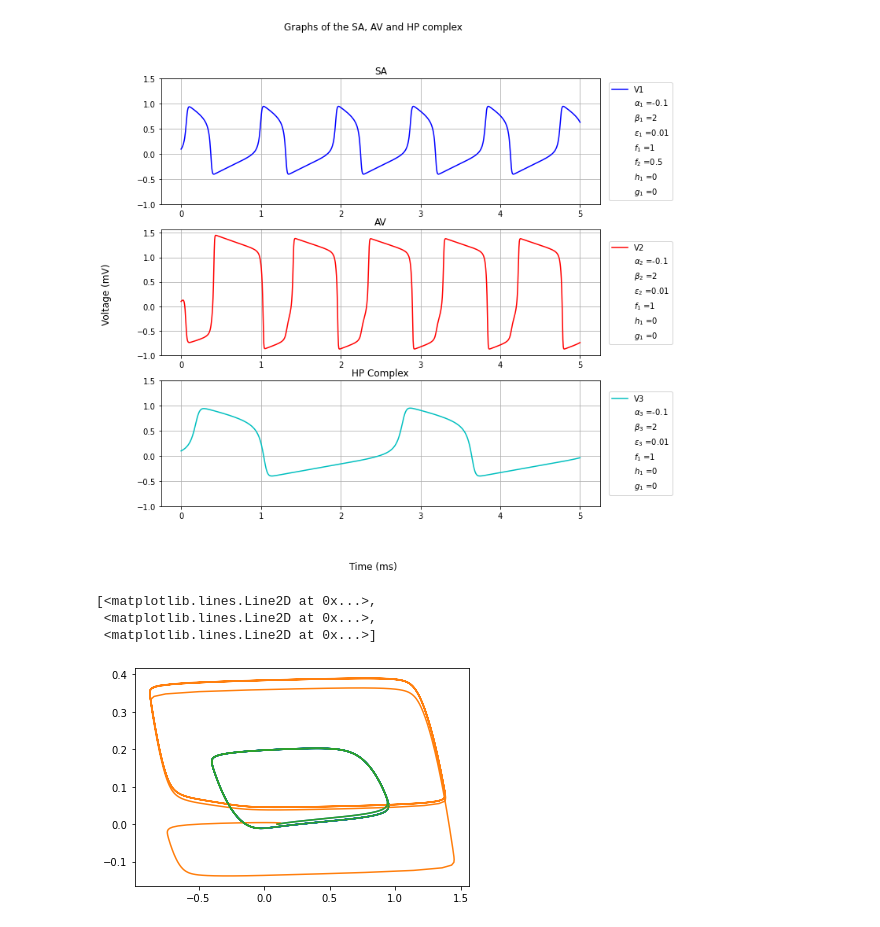
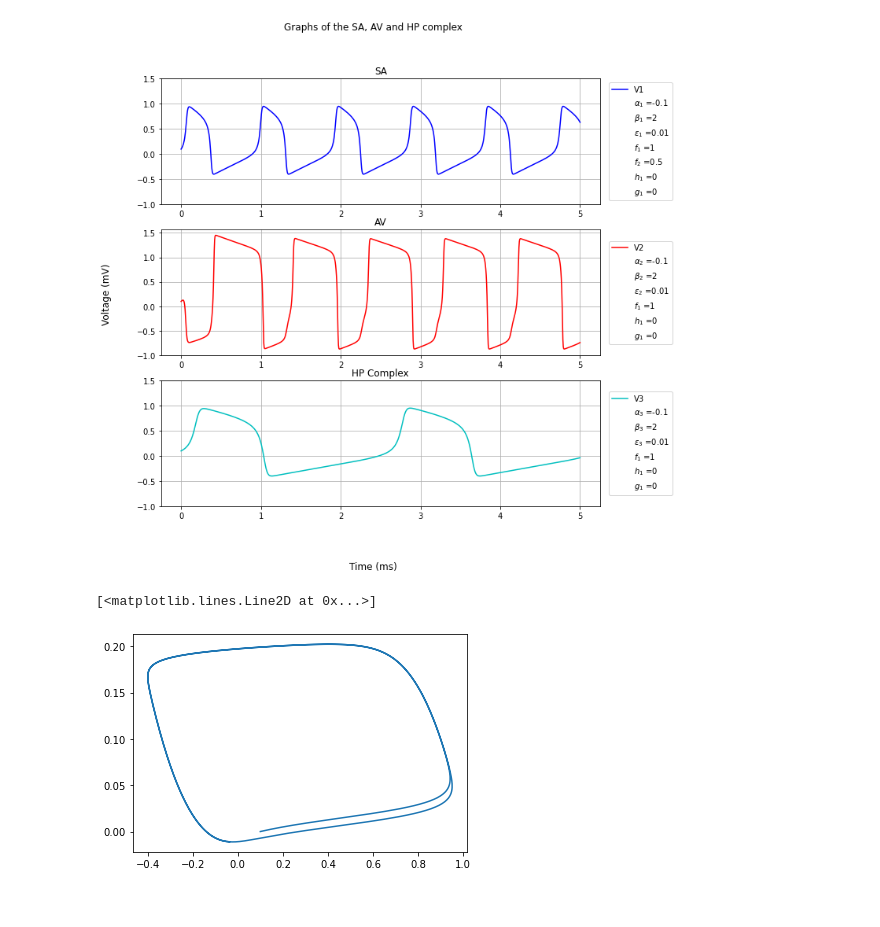
Before and after one commit to Cerlog/Fitz-Hugh-Nagumo-Mathematics-Project, a Jupyter notebook: FitzHughThree/3 coupled FHN for investigation of the coupling parameters.ipynb, the cells around one changed output. Saved outputs shown, nothing was run; the diff lists cells and outputs as text; code cells hidden in the pictures.

```diff
--- a/FitzHughThree/3 coupled FHN for investigation of the coupling parameters.ipynb
+++ b/FitzHughThree/3 coupled FHN for investigation of the coupling parameters.ipynb
@@ -50,21 +50,21 @@ def fhn(x, t):
     # constants
 
     V1 = x[0]
-    W1 = x[1]
+    R1 = x[1]
     V2 = x[2]
-    W2 = x[3]
+    R2 = x[3]
     V3 = x[4]
-    W3 = x[5]
+    R3 = x[5]
 
-    dV1dt = k1*(V1 * (a1 - V1) * (V1 - 1) - W1) #-d*V1*W1 + f1*(V1 - V2) #+ g1*(V1 - V3)
-    dW1dt = k1*(e1 * (V1 - b1 * W1))
+    dV1dt = k1*(V1 * (a1 - V1) * (V1 - 1) - R1) + f2*(V1-V2) + h1(V1-V3)
+    dR1dt = k1*(e1 * (V1 - b1 * R1))
 
-    dV2dt = k2*(V2 * (a2 - V2) * (V2 - 1) - W2 + f2*(V2 - V1) )#+ h1*(V2 - V3))
-    dW2dt = k2*(e2 * (V2 - b2 * W2))
+    dV2dt = k2*(V2 * (a2 - V2) * (V2 - 1) - R2 + f1*(V2 - V1) + g2*(V2 - V3))
+    dR2dt = k2*(e2 * (V2 - b2 * R2))
 
-    dV3dt = k3*(V3 * (a3 - V3) * (V3 - 1) - W3 + g2*(V3 - V1) + h2*(V3 - V2))
-    dW3dt = k3*(e3 * (V3 - b3 * W3))
-    return [dV1dt,dW1dt,dV2dt,dW2dt,dV3dt,dW3dt]
+    dV3dt = k3*(V3 * (a3 - V3) * (V3 - 1) - R3 + h2*(V3 - V1) + g1*(V3 - V2))
+    dR3dt = k3*(e3 * (V3 - b3 * R3))
+    return [dV1dt,dR1dt,dV2dt,dR2dt,dV3dt,dR3dt]
 
 
 x0 = [0.1,0,0.1,0,0.1,0] # initial conditions
@@ -236,35 +238,35 @@ plt.show()
 def fun1(x, t):
 
     a = 0.3
     e = 0.005
     b = 0.1
     g = 0.2
     h = 0.2
 
     V1 = x[0]
     W1 = x[1]
     V2 = x[2]
     W2 = x[3]
     V3 = x[4]
     W3 = x[5]
 
     dV1dt = V1 * (V1 - a) * (1- V1) - W1 + g*(V1 - V2) #+ h*(V1 - V3)
     dW1dt = e * (V1 - b * W1)
 
     dV2dt = V2 * (V2 - a) * (1- V2) - W2 + h*(V2 - V3) #g*(V2 - V1)
     dW2dt = e * (V2 - b * W2)
 
     dV3dt = V3 * (V3 - a) * (1- V3) - W3 + g*(V3 - V1) #+ h*(V3 - V2)
     dW3dt = e * (V3 - b * W3)
     return [dV1dt,dW1dt]
 
-plt.plot(V1,W1,V2,W2,V3,W3)
+#plt.plot(V1,W1)
+#plt.plot(V2,W2)
+plt.plot(V3,W3)
 
 
 
 #,x[:,2],x[:,3],x[:,4],x[:,5],
 # %% [output]
-[<matplotlib.lines.Line2D at 0x...>,
- <matplotlib.lines.Line2D at 0x...>,
- <matplotlib.lines.Line2D at 0x...>]
+[<matplotlib.lines.Line2D at 0x...>]
-[figure, old version]
+[figure, new version]
```
Also changed, not shown: parts of 3 cells of this notebook, 5 other files.
